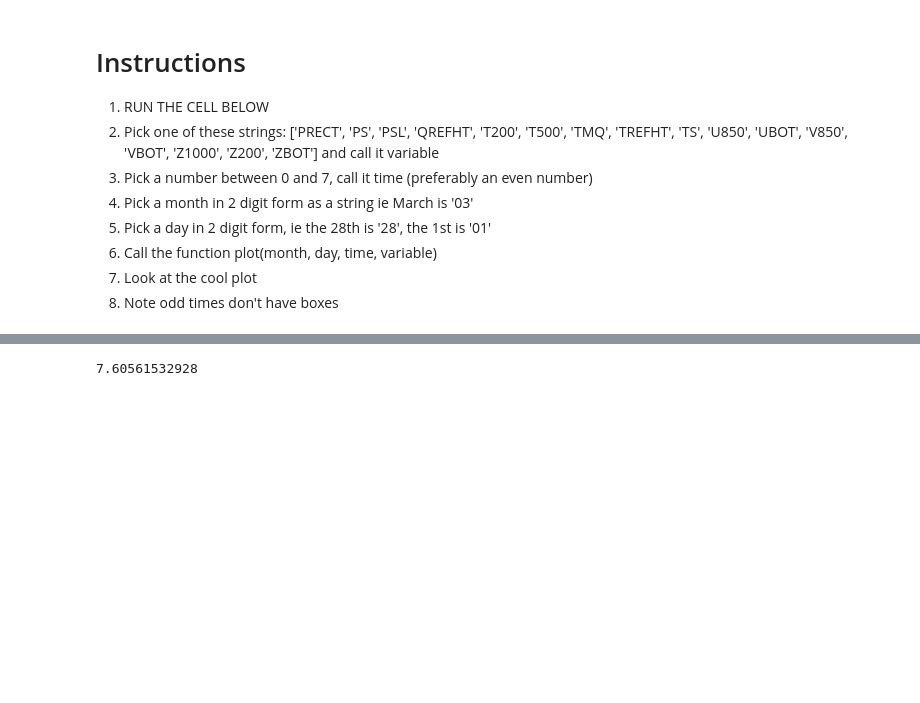
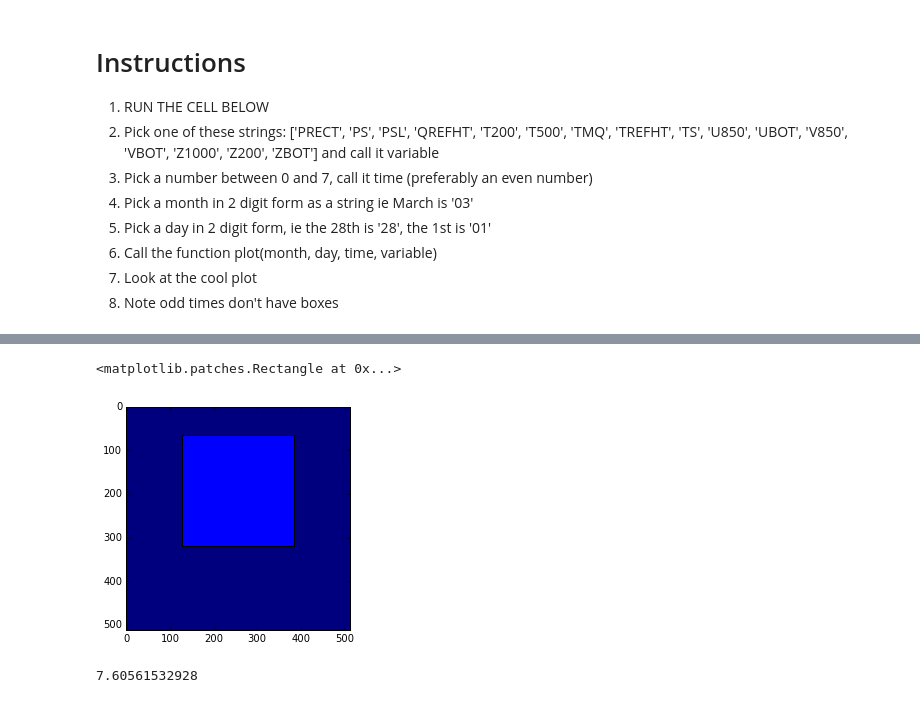
Before and after one commit to eracah/climate-dl, a Jupyter notebook: tutorials/plotting_demo.ipynb, the cells around one changed output, grey strips where cells are left out. Drawn from its saved outputs; the diff is of its cells as text; code cells hidden in the pictures; blank space fills up the shorter version.

```diff
--- a/tutorials/plotting_demo.ipynb
+++ b/tutorials/plotting_demo.ipynb
@@ -131,0 +145,8 @@ cam5_1_amip_run2.cam2.h2.1979-10-31-00000.nc
+# %%
+
+ax =plt.subplot(1,1,1)
+ax.imshow(np.ones((512,512)))
+ax.add_patch(patches.Rectangle((128,64),256,256))
+# %% [output]
+<matplotlib.patches.Rectangle at 0x...>
+[figure, added]
```
Also changed, not shown: parts of 6 cells of this notebook, 2 other files.
